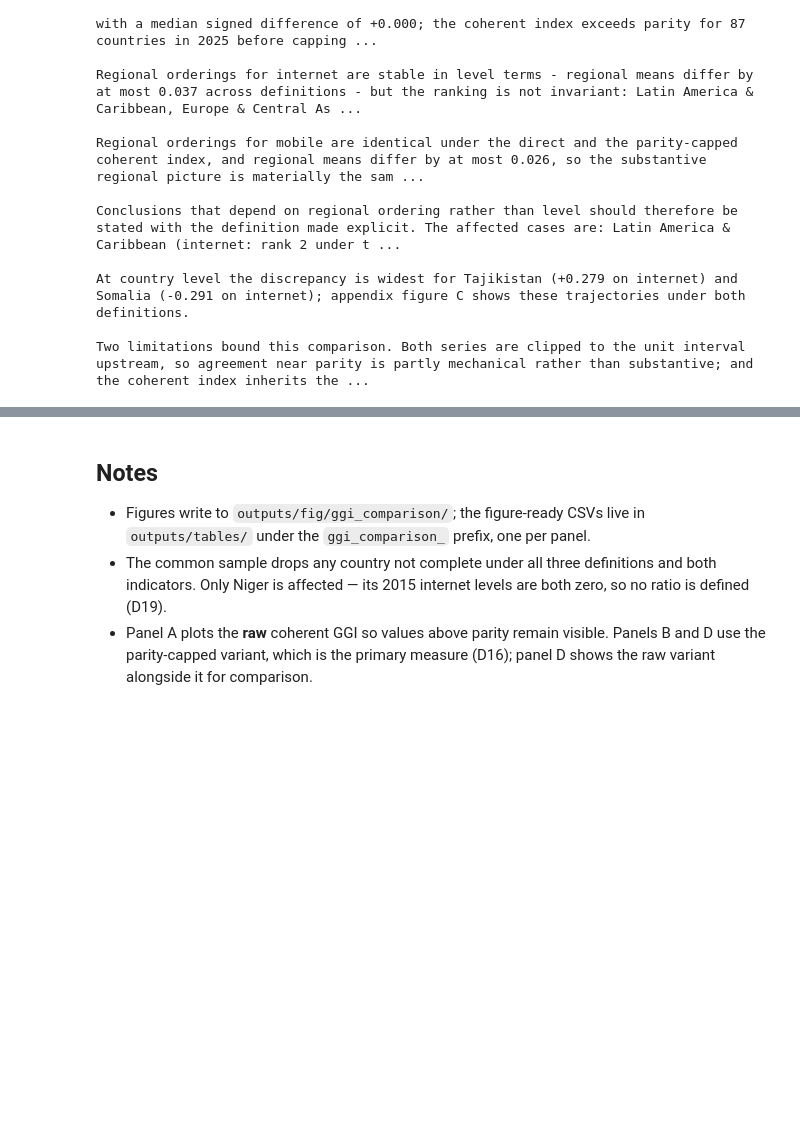
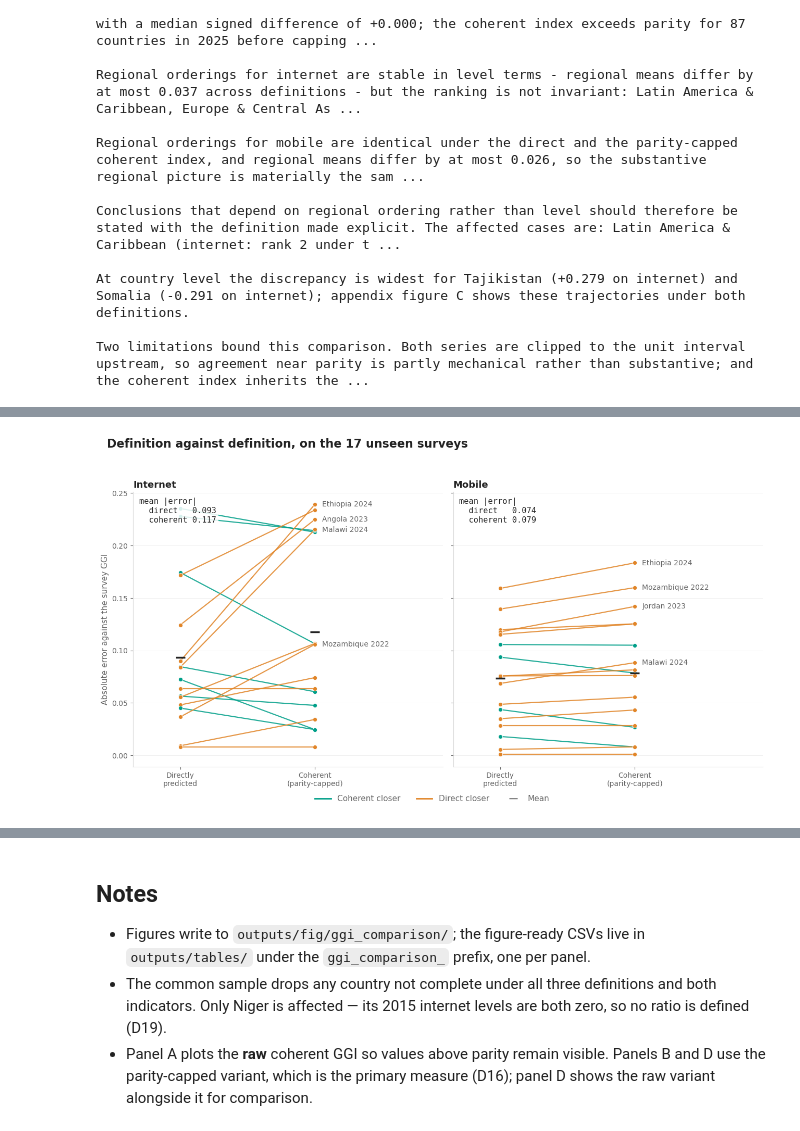
Before and after one commit to vallerrr/dgg_national, a Jupyter notebook: src/analysis/09_01_coherent_ggi_comparison.ipynb, the cells around one changed output, grey strips where cells are left out. Drawn from its saved outputs; the diff is of its cells as text; code cells hidden in the pictures; blank space fills up the shorter version.

```diff
--- a/src/analysis/09_01_coherent_ggi_comparison.ipynb
+++ b/src/analysis/09_01_coherent_ggi_comparison.ipynb
@@ -501,0 +797,17 @@ Two limitations bound this comparison. Both series are clipped to the unit inter
+# %%
+held = gt[~gt['in_training']].copy()
+print(f"{held['gid_0'].nunique()} countries | {len(held)//len(DEF_LABEL)} surveys per indicator")
+
+# head to head: for each survey, which definition landed closest
+wide = held.pivot_table(index=['indicator', 'gid_0', 'country', 'year', 'survey_type', 'observed'],
+                        columns='definition', values='error').reset_index()
+for d in DEF_LABEL:
+    wide[f'abs_{d}'] = wide[d].abs()
+wide['closest'] = wide[[f'abs_{d}' for d in DEF_LABEL]].idxmin(axis=1).str.removeprefix('abs_')
+
+wins = (wide.groupby(['indicator', 'closest']).size()
+        .unstack(fill_value=0).reindex(columns=list(DEF_LABEL), fill_value=0))
+print('\nsurveys where each definition came closest:')
+display(wins)
+
+gt_stats[gt_stats['sample'] == 'held_out'].round(4)
@@ -501,0 +835,66 @@ Two limitations bound this comparison. Both series are clipped to the unit inter
+# %%
+fig, axes = plt.subplots(1, 2, figsize=(13, 7), sharey=True)
+
+N_LABEL = 4          # only the biggest movers get named; 17 labels is unreadable
+LABEL_GAP = 0.012    # minimum vertical spacing between labels, in data units
+
+for ax, indicator in zip(axes, params.COHERENT_GGI['indicators']):
+    block = (wide[wide['indicator'] == indicator]
+             .assign(shift=lambda d: (d['abs_coherent_parity'] - d['abs_direct']).abs())
+             .sort_values('abs_direct', ascending=False).reset_index(drop=True))
+
+    for _, r in block.iterrows():
+        better = r['abs_coherent_parity'] < r['abs_direct']
+        colour = PALETTE[0] if better else PALETTE[1]
+        ax.plot([0, 1], [r['abs_direct'], r['abs_coherent_parity']],
+                color=colour, linewidth=1.6, alpha=0.85, zorder=2)
+        ax.scatter([0, 1], [r['abs_direct'], r['abs_coherent_parity']], s=34,
+                   color=colour, edgecolor='white', linewidth=0.6, zorder=3)
+
+    # Labels are placed at their own y, then pushed apart just enough not to overlap: several
+    # surveys land within a thousandth of each other and would otherwise print on top.
+    named = block.nlargest(N_LABEL, 'shift').sort_values('abs_coherent_parity')
+    last_y = -np.inf
+    for _, r in named.iterrows():
+        y = max(r['abs_coherent_parity'], last_y + LABEL_GAP)
+        ax.annotate(f"{r['country']} {int(r['year'])}", (1, r['abs_coherent_parity']),
+                    xytext=(10, 0), textcoords='offset points', va='center',
+                    xycoords='data', annotation_clip=False,
+                    fontsize=STYLE['tick_fs'] - 1, color=MUTED)
+        last_y = y
+
+    means = {k: block[k].mean() for k in ('abs_direct', 'abs_coherent_parity')}
+    for x, key in ((0, 'abs_direct'), (1, 'abs_coherent_parity')):
+        ax.scatter([x], [means[key]], s=170, marker='_', color=INK, linewidth=2.5, zorder=4)
+
+    # the two means as one corner note, so they never land in the label column
+    ax.text(0.02, 0.98,
+            f"mean |error|\n  direct   {means['abs_direct']:.3f}\n"
+            f"  coherent {means['abs_coherent_parity']:.3f}",
+            transform=ax.transAxes, va='top', ha='left', family='monospace',
+            fontsize=STYLE['tick_fs'], color=INK,
+            bbox=dict(facecolor='white', edgecolor='none', alpha=0.85, pad=3))
+
+    ax.set_xticks([0, 1])
+    ax.set_xticklabels(['Directly\npredicted', 'Coherent\n(parity-capped)'])
+    ax.set_xlim(-0.35, 1.95)
+    ax.grid(axis='y', color=GRID, linewidth=0.6)
+    ax.set_axisbelow(True)
+    tidy(ax, title=indicator.capitalize())
+
+axes[0].set_ylabel('Absolute error against the survey GGI',
+                   fontsize=STYLE['tick_fs'], color=MUTED)
+handles = [plt.Line2D([], [], color=PALETTE[0], linewidth=2, label='Coherent closer'),
+           plt.Line2D([], [], color=PALETTE[1], linewidth=2, label='Direct closer'),
+           plt.Line2D([], [], color=INK, linewidth=2.5, marker='_', linestyle='None',
+                      markersize=12, label='Mean')]
+fig.legend(handles=handles, loc='lower center', ncol=3, frameon=False,
+           fontsize=STYLE['tick_fs'], labelcolor=MUTED, bbox_to_anchor=(0.5, -0.04))
+fig.suptitle('Definition against definition, on the 17 unseen surveys',
+             fontsize=STYLE['title_fs'], color=INK, fontweight='bold', x=0.02, ha='left')
+fig.tight_layout(rect=(0, 0, 1, 0.94))
+if STYLE['save']:
+    fig.savefig(FIGDIR / 'G_unseen_definition_duel.png', dpi=STYLE['dpi'], bbox_inches='tight')
+plt.show()
+# %% [output]
+[figure, added]
```
Also changed, not shown: parts of 13 cells of this notebook, 13 other files.
